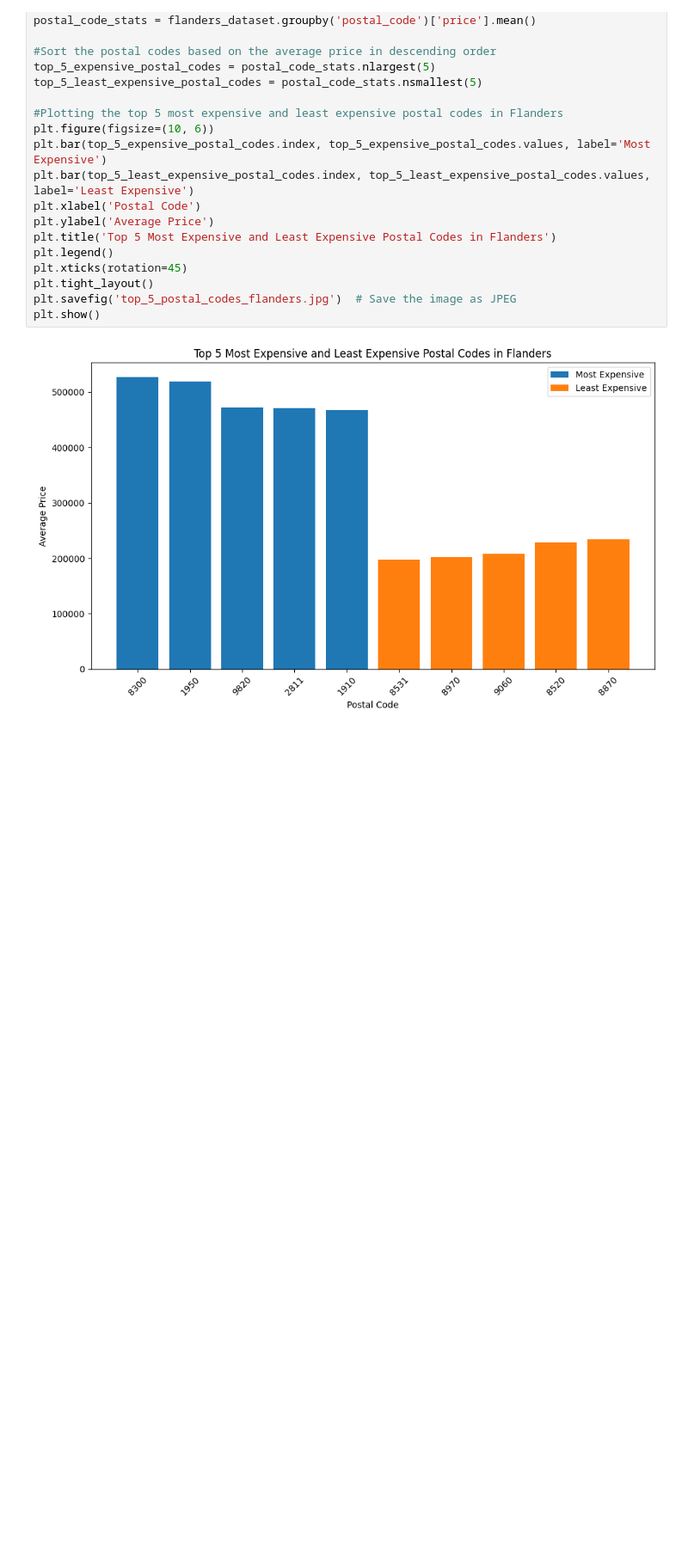
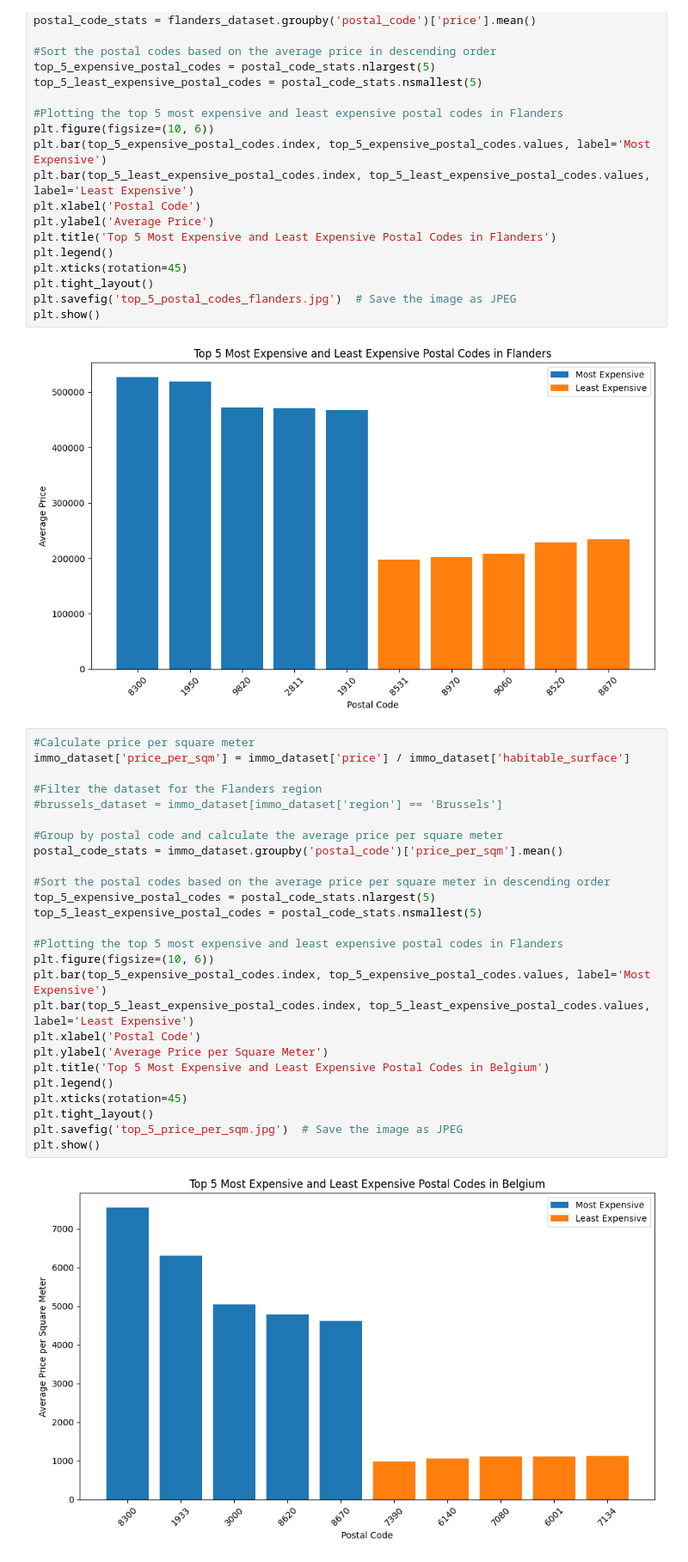
Before and after one commit to ChristosRaptis/challenge-data-analysis, a Jupyter notebook: data-analysis_complete_Yuliia.ipynb, the cells around one changed output. Shown at 86% size. Drawn from its saved outputs; the diff is of its cells as text; blank space fills up the shorter version.

Commit message:
Additional graphs per sq meters

```diff
--- a/data-analysis_complete_Yuliia.ipynb
+++ b/data-analysis_complete_Yuliia.ipynb
@@ -1475,3 +1475,31 @@ plt.savefig('top_5_postal_codes_flanders.jpg')  # Save the image as JPEG
 plt.show()
 # %% [output]
 [figure]
+# %%
+#Calculate price per square meter
+immo_dataset['price_per_sqm'] = immo_dataset['price'] / immo_dataset['habitable_surface']
+
+#Filter the dataset for the Flanders region
+#brussels_dataset = immo_dataset[immo_dataset['region'] == 'Brussels']
+
+#Group by postal code and calculate the average price per square meter
+postal_code_stats = immo_dataset.groupby('postal_code')['price_per_sqm'].mean()
+
+#Sort the postal codes based on the average price per square meter in descending order
+top_5_expensive_postal_codes = postal_code_stats.nlargest(5)
+top_5_least_expensive_postal_codes = postal_code_stats.nsmallest(5)
+
+#Plotting the top 5 most expensive and least expensive postal codes in Flanders
+plt.figure(figsize=(10, 6))
+plt.bar(top_5_expensive_postal_codes.index, top_5_expensive_postal_codes.values, label='Most Expensive')
+plt.bar(top_5_least_expensive_postal_codes.index, top_5_least_expensive_postal_codes.values, label='Least Expensive')
+plt.xlabel('Postal Code')
+plt.ylabel('Average Price per Square Meter')
+plt.title('Top 5 Most Expensive and Least Expensive Postal Codes in Belgium')
+plt.legend()
+plt.xticks(rotation=45)
+plt.tight_layout()
+plt.savefig('top_5_price_per_sqm.jpg')  # Save the image as JPEG
+plt.show()
+# %% [output]
+[figure, added]
```
Also changed, not shown: parts of 4 cells of this notebook.
